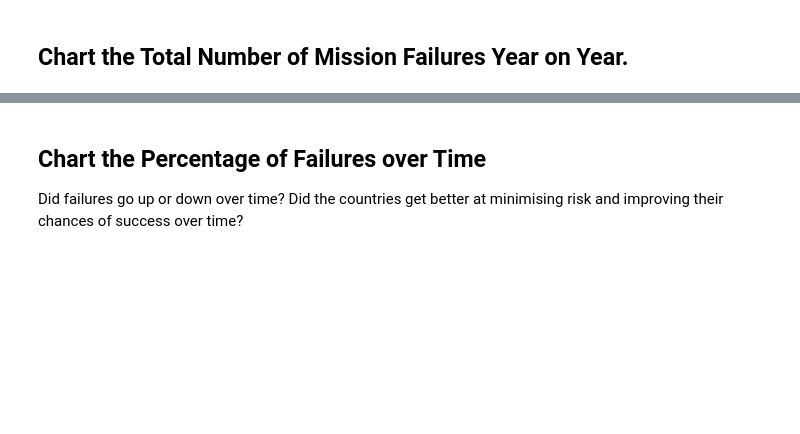
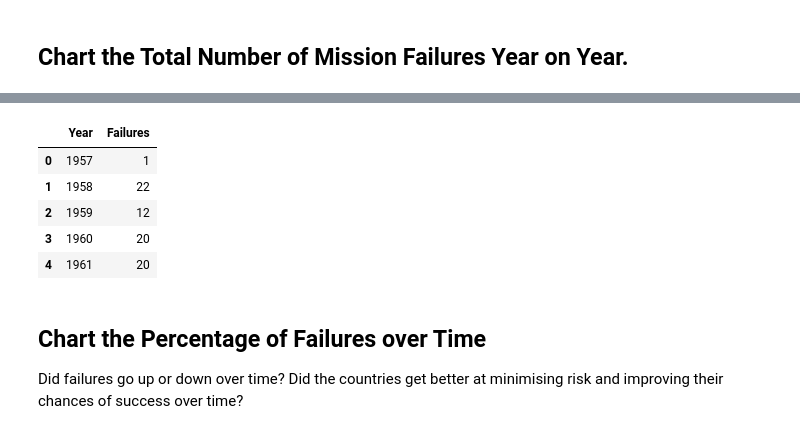
Before and after one commit to pyro-tarzan/space-mission-analysis, a Jupyter notebook: space_missions_analysis.ipynb, the cells around one changed output, grey strips where cells are left out. Cells and saved outputs as stored; diff of their text form; code cells hidden in the pictures; blank space fills up the shorter version.

```diff
--- a/space_missions_analysis.ipynb
+++ b/space_missions_analysis.ipynb
@@ -733,0 +774,10 @@ fig.show()
+# %%
+failures_per_year = df_failures.groupby(["Year"]).size().reset_index(name="Failures")
+failures_per_year.head()
+# %% [output]
+|  | Year | Failures |
+| 0 | 1957 | 1 |
+| 1 | 1958 | 22 |
+| 2 | 1959 | 12 |
+| 3 | 1960 | 20 |
+| 4 | 1961 | 20 |
```
Also changed, not shown: parts of 12 cells of this notebook.
